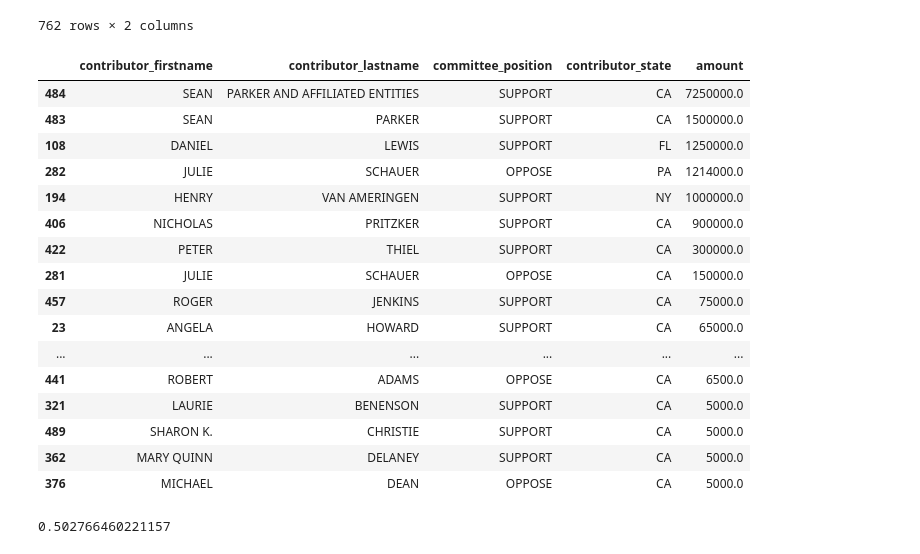
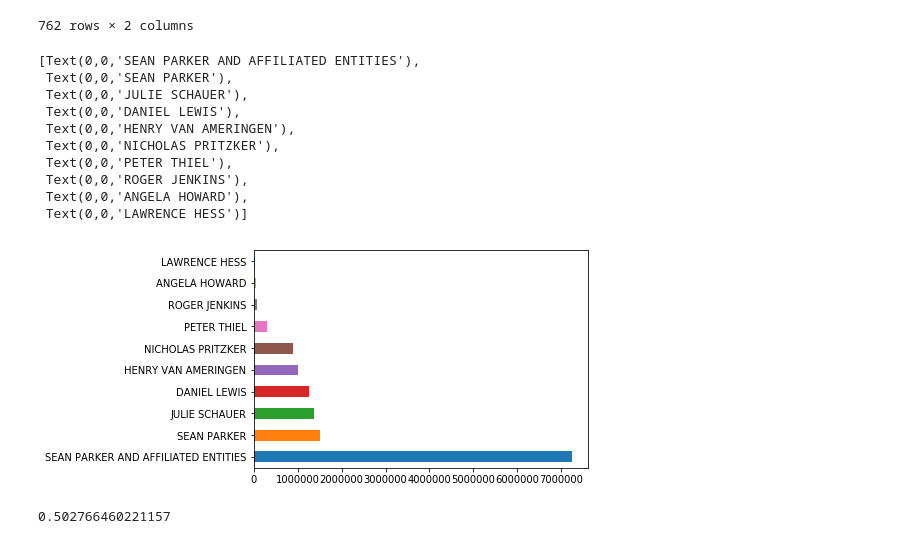
Before and after one commit to maxpeng041/first-python-notebook, a Jupyter notebook: prop-64-analysis.ipynb, the cells around one changed output. Cells and saved outputs as stored; diff of their text form; code cells hidden in the pictures.

```diff
--- a/prop-64-analysis.ipynb
+++ b/prop-64-analysis.ipynb
@@ -180,22 +180,20 @@ support[["amount", "committee_name_x"]].sort_values("amount", ascending=False)
 | 260 | -150000.0 | CALIFORNIANS FOR SENSIBLE REFORM,... |
 762 rows × 2 columns
 # %%
-merged.groupby(["contributor_firstname", "contributor_lastname", "committee_position", "contributor_state"]).amount.sum().reset_index().sort_values("amount", ascending=False).head(20)
+top_supporters = merged.groupby(["contributor_firstname", "contributor_lastname"]).amount.sum().reset_index().sort_values("amount", ascending=False).head(10)
-# %% [output]
-|  | contributor_firstname | contributor_lastname | committee_position | contributor_state | amount |
-| 484 | SEAN | PARKER AND AFFILIATED ENTITIES | SUPPORT | CA | 7250000.0 |
-| 483 | SEAN | PARKER | SUPPORT | CA | 1500000.0 |
-| 108 | DANIEL | LEWIS | SUPPORT | FL | 1250000.0 |
-| 282 | JULIE | SCHAUER | OPPOSE | PA | 1214000.0 |
-| 194 | HENRY | VAN AMERINGEN | SUPPORT | NY | 1000000.0 |
-| 406 | NICHOLAS | PRITZKER | SUPPORT | CA | 900000.0 |
-| 422 | PETER | THIEL | SUPPORT | CA | 300000.0 |
-| 281 | JULIE | SCHAUER | OPPOSE | CA | 150000.0 |
-| 457 | ROGER | JENKINS | SUPPORT | CA | 75000.0 |
-| 23 | ANGELA | HOWARD | SUPPORT | CA | 65000.0 |
-| ... | ... | ... | ... | ... | ... |
-| 441 | ROBERT | ADAMS | OPPOSE | CA | 6500.0 |
-| 321 | LAURIE | BENENSON | SUPPORT | CA | 5000.0 |
-| 489 | SHARON K. | CHRISTIE | SUPPORT | CA | 5000.0 |
-| 362 | MARY QUINN | DELANEY | SUPPORT | CA | 5000.0 |
-| 376 | MICHAEL | DEAN | OPPOSE | CA | 5000.0 |
+# %%
+top_supporters["contributor_fullname"] = top_supporters.contributor_firstname + " " + top_supporters.contributor_lastname
+# %%
+top_supporters.amount.plot.barh().set_yticklabels(top_supporters.contributor_fullname)
+# %% [output]
+[Text(0,0,'SEAN PARKER AND AFFILIATED ENTITIES'),
+ Text(0,0,'SEAN PARKER'),
+ Text(0,0,'JULIE SCHAUER'),
+ Text(0,0,'DANIEL LEWIS'),
+ Text(0,0,'HENRY VAN AMERINGEN'),
+ Text(0,0,'NICHOLAS PRITZKER'),
+ Text(0,0,'PETER THIEL'),
+ Text(0,0,'ROGER JENKINS'),
+ Text(0,0,'ANGELA HOWARD'),
+ Text(0,0,'LAWRENCE HESS')]
+[figure, added]
```
Also changed, not shown: parts of 10 cells of this notebook.
